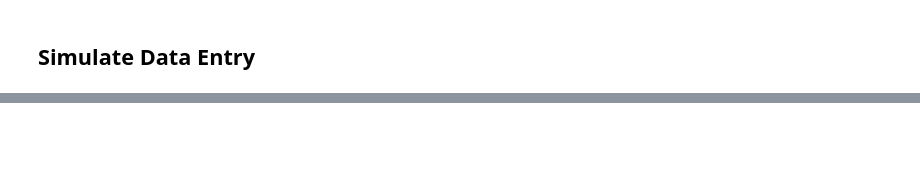
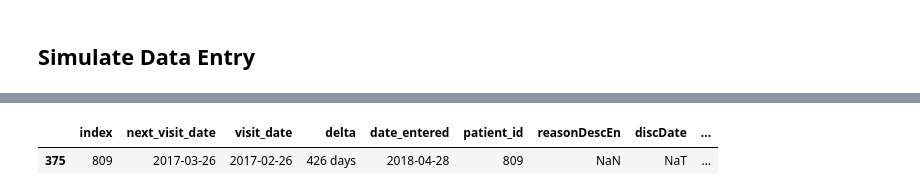
Before and after one commit to grlurton/hiv_retention_metrics, a Jupyter notebook: notebooks/Simple HIV Cohort Model.ipynb, the cells around one changed output, grey strips where cells are left out. Cells and saved outputs as stored; diff of their text form; code cells hidden in the pictures; blank space fills up the shorter version.

```diff
--- a/notebooks/Simple HIV Cohort Model.ipynb
+++ b/notebooks/Simple HIV Cohort Model.ipynb
@@ -164,0 +153,7 @@ Timestamp('2017-01-02 00:00:00')
+# %%
+full_database['patient_id']= full_database.index
+# %%
+full_database = full_database.reset_index()
+# %%
+full_database['reasonDescEn'] = np.nan
+full_database['discDate'] = pd.NaT
@@ -164,0 +234,5 @@ Timestamp('2017-01-02 00:00:00')
+# %%
+d[d.patient_id == 809]
+# %% [output]
+|  | index | next_visit_date | visit_date | delta | date_entered | patient_id | reasonDescEn | discDate | ... |
+| 375 | 809 | 2017-03-26 | 2017-02-26 | 426 days | 2018-04-28 | 809 | NaN | NaT | ... |
```
Also changed, not shown: parts of 15 cells of this notebook.
